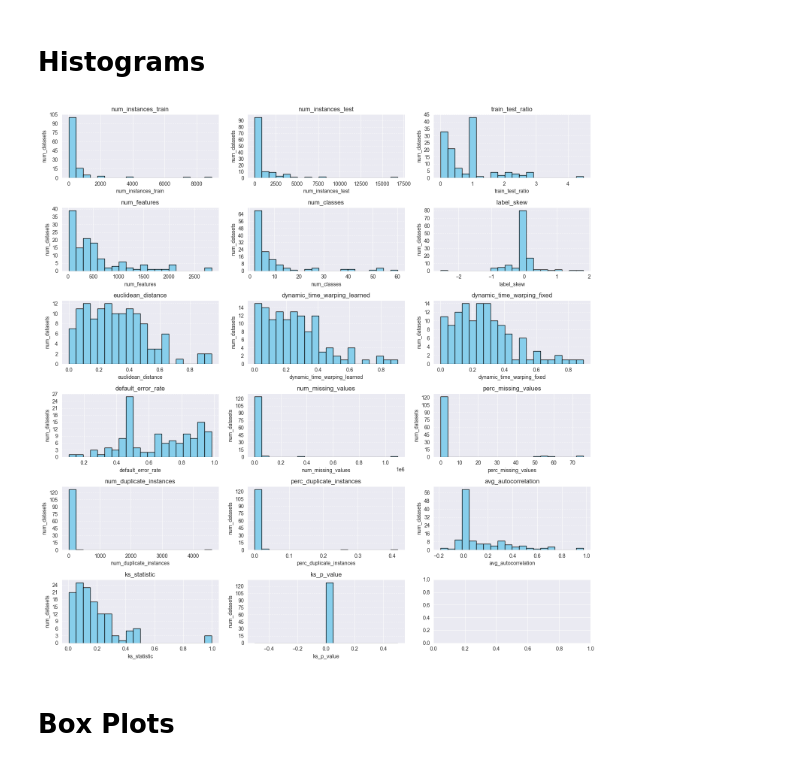
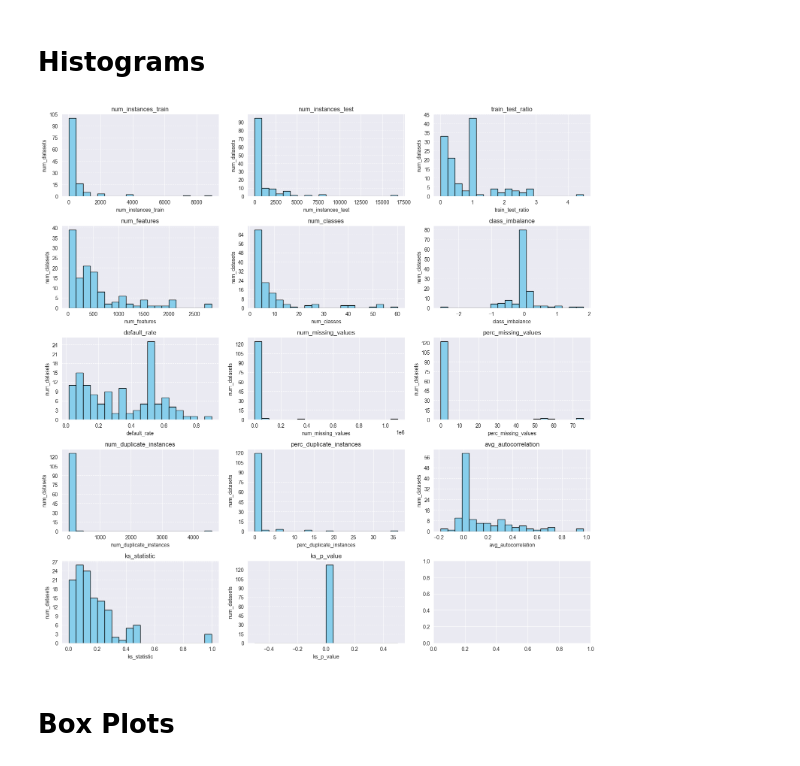
Before and after one commit to VakZok/DatasetQualityEvaluationCriteria, a Jupyter notebook: analyseDatasets.ipynb, the cells around one changed output. Cells and saved outputs as stored; diff of their text form; code cells hidden in the pictures.

Commit message:
Removed missunderstood distances and added calculations

```diff
--- a/analyseDatasets.ipynb
+++ b/analyseDatasets.ipynb
@@ -7,10 +7,7 @@ import matplotlib.pyplot as plt
 import math
 # %%
 # read prepared metrics to analyse
-df = pd.read_csv('preparedMetricsToAnalyse.csv', sep=';', header=1)
-
-# replace comma seperator with dot
-df['train_test_ratio'] = df['train_test_ratio'].str.replace(',', '.')
+df = pd.read_csv('extractedMetrics.csv', sep=',', header=0)
 # %% [markdown]
 # Basic Data Exploration
 # %%
@@ -83,35 +82,32 @@ Total Sum: 256
+# %%
+feature_columns = ['num_instances_train', 'num_instances_test', 'train_test_ratio', 'num_features', 'num_classes', 'class_imbalance', 'default_rate', 'num_missing_values', 'perc_missing_values', 'num_duplicate_instances', 'perc_duplicate_instances', 'avg_autocorrelation', 'ks_statistic', 'ks_p_value']
 # %% [markdown]
 # Histograms
 # %%
-feature_columns = ['num_instances_train', 'num_instances_test', 'train_test_ratio', 'num_features', 'num_classes', 'label_skew', 'euclidean_distance', 'dynamic_time_warping_learned', 'dynamic_time_warping_fixed', 'default_error_rate', 'num_missing_values', 'perc_missing_values', 'num_duplicate_instances', 'perc_duplicate_instances', 'avg_autocorrelation', 'ks_statistic', 'ks_p_value']
-
-# round train_test_ratio to 2 decimal places
-df['train_test_ratio'] = df['train_test_ratio'].astype(float).round(2)
-
 # Set the number of columns for subplots
 num_columns = 3
 num_rows = (len(feature_columns) + num_columns - 1) // num_columns
 
 # Create subplots
 fig, axes = plt.subplots(num_rows, num_columns, figsize=(15, 15))
 
 # Flatten axes for easy iteration
 axes = axes.flatten()
 
 # Plot histograms for each feature in subplots
 for i, feature in enumerate(feature_columns):
     axes[i].hist(df[feature], bins=20, color='skyblue', edgecolor='black')
     axes[i].set_title(f'{feature}')
     axes[i].set_xlabel(feature)
     axes[i].set_ylabel('num_datasets')
     axes[i].yaxis.set_major_locator(plt.MaxNLocator(integer=True))  # Set y-axis ticks to integers
     axes[i].grid(axis='y', linestyle='--', alpha=0.7)
 
 # Adjust layout for better spacing
 plt.tight_layout()
 plt.show()
 # %% [output]
-[figure, old version]
+[figure, new version]
 # %% [markdown]
 # Box Plots
 # %%
```
Also changed, not shown: parts of 7 cells of this notebook, 1 other file.
